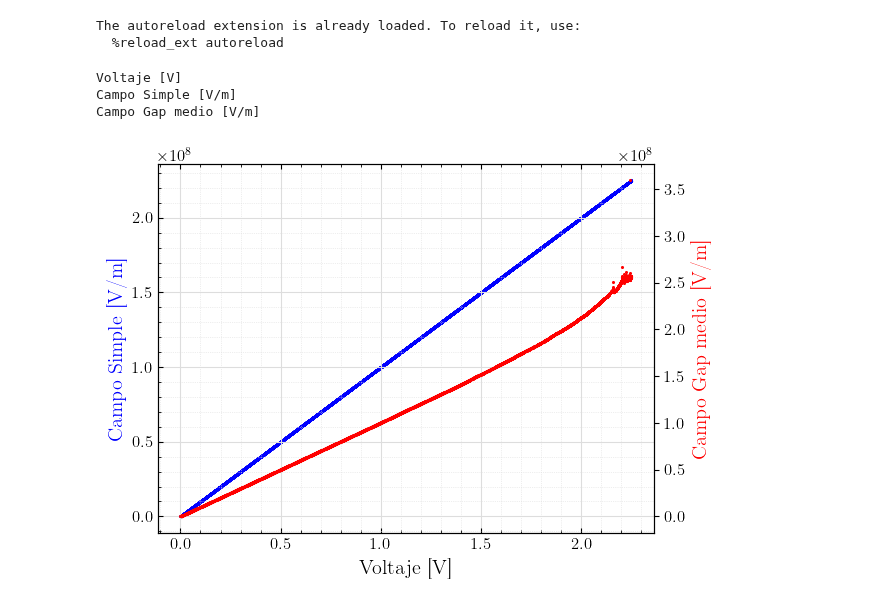
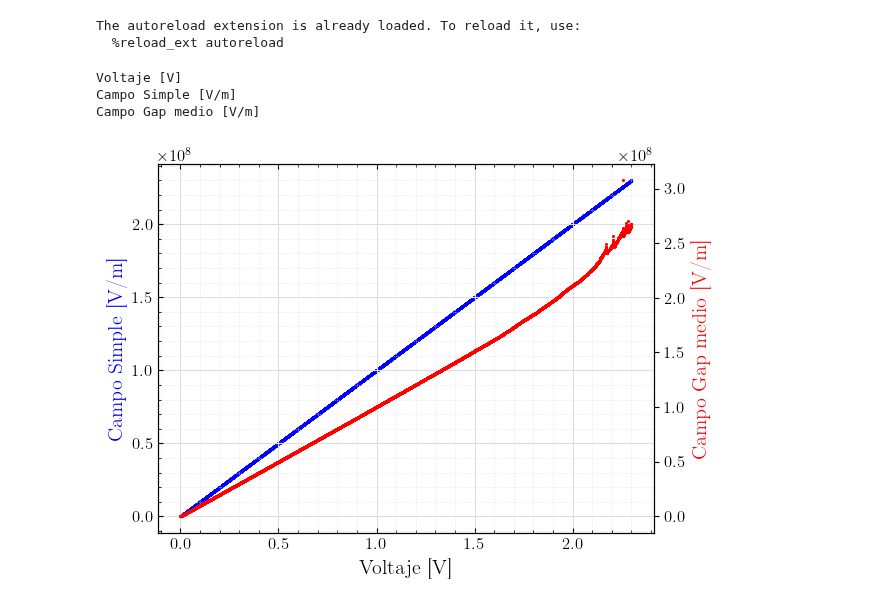
Before and after one commit to LabL4/RRAM_Simulation, a Jupyter notebook: plot_presentacion.ipynb, the cells around one changed output. Drawn from its saved outputs; the diff is of its cells as text; code cells hidden in the pictures.

Commit message:
terminando reset

```diff
--- a/plot_presentacion.ipynb
+++ b/plot_presentacion.ipynb
@@ -12,23 +12,25 @@ import pandas as pd
 The autoreload extension is already loaded. To reload it, use:
   %reload_ext autoreload
 # %%
-data_path_forming = 'Results/resultados_forming_0.csv'
-data_path_sset = 'Results/resultados_set_0.csv'
-data_path_reset = 'Results/resultados_reset_0.csv'
-data_full = 'Results//Datos_Simulacion_completa.csv'
+data_path_pp_set = 'Results/set/resultados_forming_0.csv'
+data_path_sp_set = 'Results/resultados_set_0.csv'
+data_path_pp_reset = 'Results/resultados_reset_0.csv'
+data_path_sp_reset = 'Results/resultados_reset_0.csv'
+
+data_full = 'Results/Datos_Simulacion_completa.csv'
 # %%
 col_indices_x = 1
 col_indices_y = [4, 5]
 save_path = ''
 global_tittle = ''
 
-pplt.plot_DifAxes(data_path_forming,
+pplt.plot_DifAxes(data_path_pp_set,
                   col_indices_x,
                   col_indices_y,
                   save_path,
                   global_tittle)
 # %% [output]
 Voltaje [V]
 Campo Simple [V/m]
 Campo Gap medio [V/m]
-[figure, old version]
+[figure, new version]
```
Also changed, not shown: parts of 5 cells of this notebook, 13 other files.
